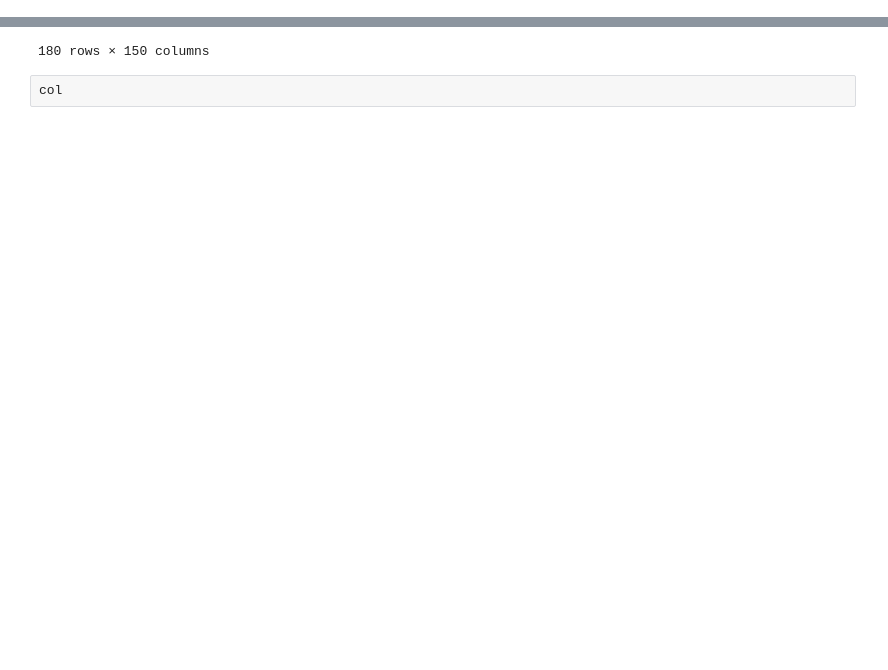
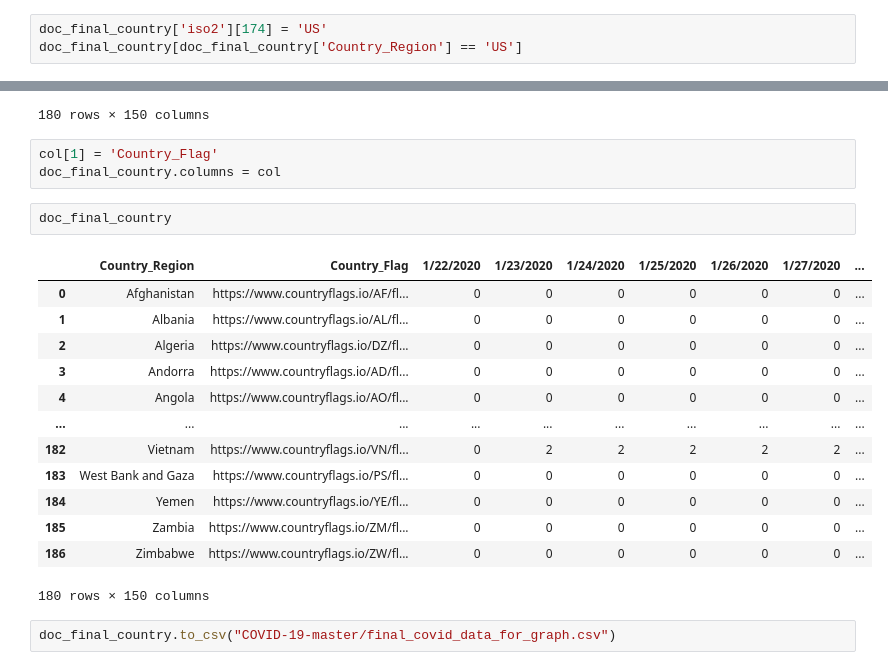
Before and after one commit to seonghunYang/corona_data_processing, a Jupyter notebook: coronaData_graph.ipynb, the cells around one changed output, grey strips where cells are left out. Saved outputs shown, nothing was run; the diff lists cells and outputs as text; blank space fills up the shorter version.

```diff
--- a/coronaData_graph.ipynb
+++ b/coronaData_graph.ipynb
@@ -133,3 +135,6 @@ doc_final_country
 | 185 | Zambia | 0 | 0 | 0 | 0 | 0 | 0 | 0 | ... |
 | 186 | Zimbabwe | 0 | 0 | 0 | 0 | 0 | 0 | 0 | ... |
 180 rows × 150 columns
+# %%
+doc_final_country['iso2'][174] = 'US'
+doc_final_country[doc_final_country['Country_Region'] == 'US']
@@ -176,5 +193,24 @@ doc_final_country
 | 185 | Zambia | https://www.countryflags.io/ZM/fl... | 0 | 0 | 0 | 0 | 0 | 0 | 0 | ... |
 | 186 | Zimbabwe | https://www.countryflags.io/ZW/fl... | 0 | 0 | 0 | 0 | 0 | 0 | 0 | ... |
 180 rows × 150 columns
-# %%
-col
+# %%
+col[1] = 'Country_Flag'
+doc_final_country.columns = col
+# %%
+doc_final_country
+# %% [output]
+|  | Country_Region | Country_Flag | 1/22/2020 | 1/23/2020 | 1/24/2020 | 1/25/2020 | 1/26/2020 | 1/27/2020 | ... |
+| 0 | Afghanistan | https://www.countryflags.io/AF/fl... | 0 | 0 | 0 | 0 | 0 | 0 | ... |
+| 1 | Albania | https://www.countryflags.io/AL/fl... | 0 | 0 | 0 | 0 | 0 | 0 | ... |
+| 2 | Algeria | https://www.countryflags.io/DZ/fl... | 0 | 0 | 0 | 0 | 0 | 0 | ... |
+| 3 | Andorra | https://www.countryflags.io/AD/fl... | 0 | 0 | 0 | 0 | 0 | 0 | ... |
+| 4 | Angola | https://www.countryflags.io/AO/fl... | 0 | 0 | 0 | 0 | 0 | 0 | ... |
+| ... | ... | ... | ... | ... | ... | ... | ... | ... | ... |
+| 182 | Vietnam | https://www.countryflags.io/VN/fl... | 0 | 2 | 2 | 2 | 2 | 2 | ... |
+| 183 | West Bank and Gaza | https://www.countryflags.io/PS/fl... | 0 | 0 | 0 | 0 | 0 | 0 | ... |
+| 184 | Yemen | https://www.countryflags.io/YE/fl... | 0 | 0 | 0 | 0 | 0 | 0 | ... |
+| 185 | Zambia | https://www.countryflags.io/ZM/fl... | 0 | 0 | 0 | 0 | 0 | 0 | ... |
+| 186 | Zimbabwe | https://www.countryflags.io/ZW/fl... | 0 | 0 | 0 | 0 | 0 | 0 | ... |
+180 rows × 150 columns
+# %%
+doc_final_country.to_csv("COVID-19-master/final_covid_data_for_graph.csv")
```
Also changed, not shown: parts of 2 cells of this notebook, 1 other file.
